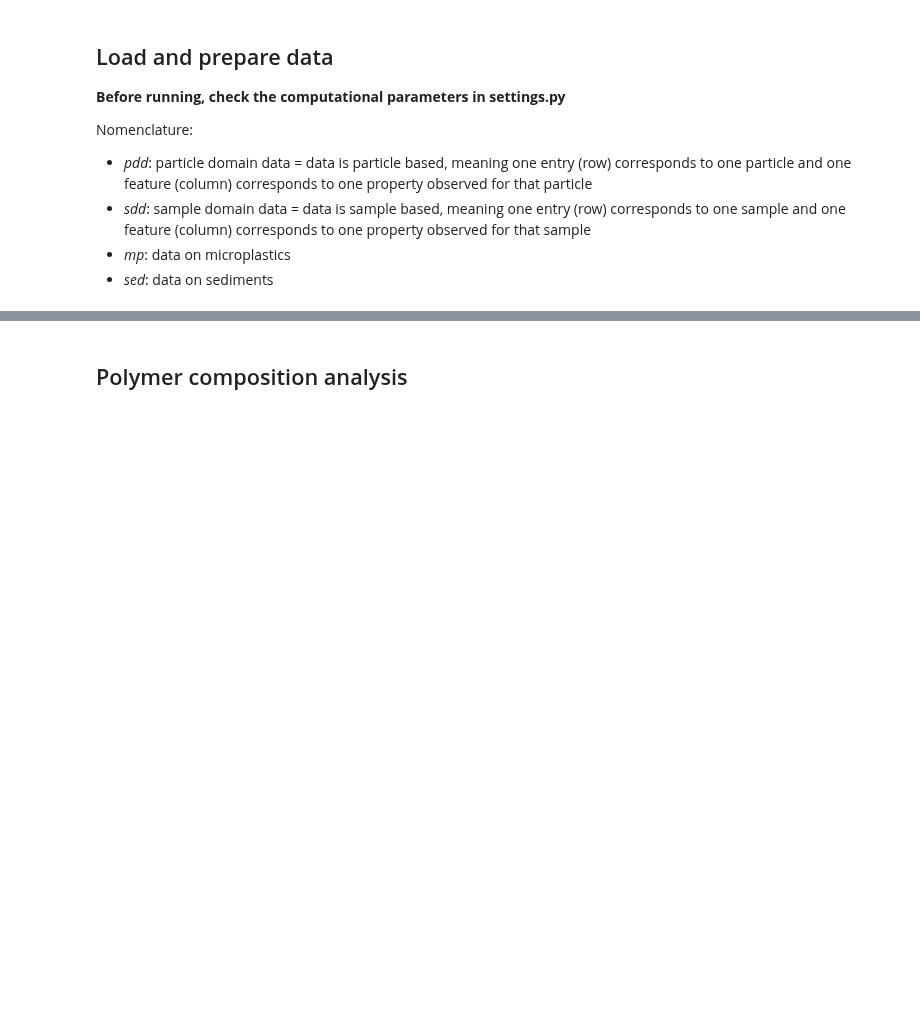
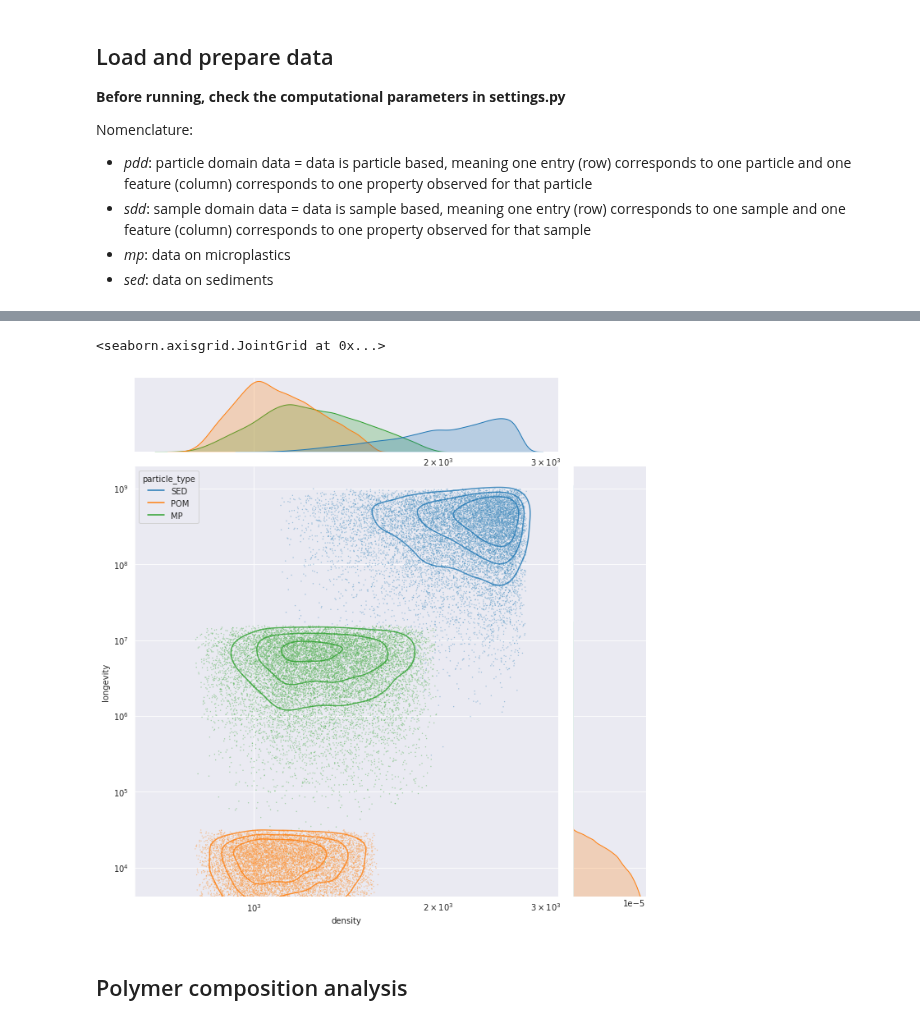
Before and after one commit to robna/MPSchleiSediments, a Jupyter notebook: analysis/analysis.ipynb, the cells around one changed output, grey strips where cells are left out. Cells and saved outputs as stored; diff of their text form; code cells hidden in the pictures; blank space fills up the shorter version.

```diff
--- a/analysis/analysis.ipynb
+++ b/analysis/analysis.ipynb
@@ -49,3 +108,22 @@ sdd_cau = pd.read_csv('../data/Metadata_CAU_sampling_log.csv', index_col=0)
+# %%
+# create a dataframe with a column for particle type ['sed', 'pom', 'MP'], one column containing rho (from sed_rho_tridist, pom_rho_tridist and mp_pdd['density'], respectively) and one column containing size (from sed_size_tridist, pom_size_tridist and mp_pdd['size_geo_mean'], respectively).
+# conMP = pd.DataFrame({'particle_type': ['MP'] * len(mp_pdd), 'density': mp_pdd['density'], 'size': mp_pdd['size_geom_mean'], 'longevity': mp_life_tridist})
+# conSED = pd.DataFrame({'particle_type': ['SED'] * len(sed_rho_tridist), 'density': sed_rho_tridist, 'size': sed_size_tridist, 'longevity': sed_life_tridist})
+# conPOM = pd.DataFrame({'particle_type': ['POM'] * len(pom_rho_tridist), 'density': pom_rho_tridist, 'size': pom_size_tridist, 'longevity': pom_life_tridist})
+# # conMP = pd.DataFrame({'particle_type': ['MP'] * len(mp_pdd), 'density': mp_pdd['density'], 'log(size)': np.log10(mp_pdd['size_geom_mean'])})
+# # conSED = pd.DataFrame({'particle_type': ['SED'] * len(sed_rho_tridist), 'density': sed_rho_tridist, 'log(size)': np.log10(sed_size_tridist)})
+# # conPOM = pd.DataFrame({'particle_type': ['POM'] * len(pom_rho_tridist), 'density': pom_rho_tridist, 'log(size)': np.log10(pom_size_tridist)})
+# contour_particles = pd.concat([conSED,conPOM,conMP]).reset_index(drop=True)
+# # contours = plots.px_contour_plot(mp_pdd, 'density', 'size_geom_mean')
+# # contours.show()
+
+plots.sns_contour_plot(contour_particles, 'density', 'longevity', 'particle_type', log=(True,True), figsize=(10,10))
+# plots.sns_contour_plot(sed_rho_tridist, sed_size_tridist, cmap = 'Greys', xlog=False, ylog=False, thresh=0)
+# plots.sns_contour_plot(pom_rho_tridist, pom_size_tridist, cmap = 'Greens', xlog=True, ylog=True, thresh=1/n*10)
+# plots.sns_contour_plot(mp_pdd['density'], mp_pdd['size_geom_mean'], cmap='Reds', xlog=True, ylog=True, thresh=0.1)
+# %% [output]
+<seaborn.axisgrid.JointGrid at 0x...>
+[figure, added]
 # %%
 sdd_iow['pred_ConcentrationA500'] = np.exp(0.505 + 0.0452 * sdd_iow['perc MUD'] + 0.0249 * 2.22 * sdd_iow['TOC'])
 
```
Also changed, not shown: parts of 6 cells of this notebook, 3 other files.
